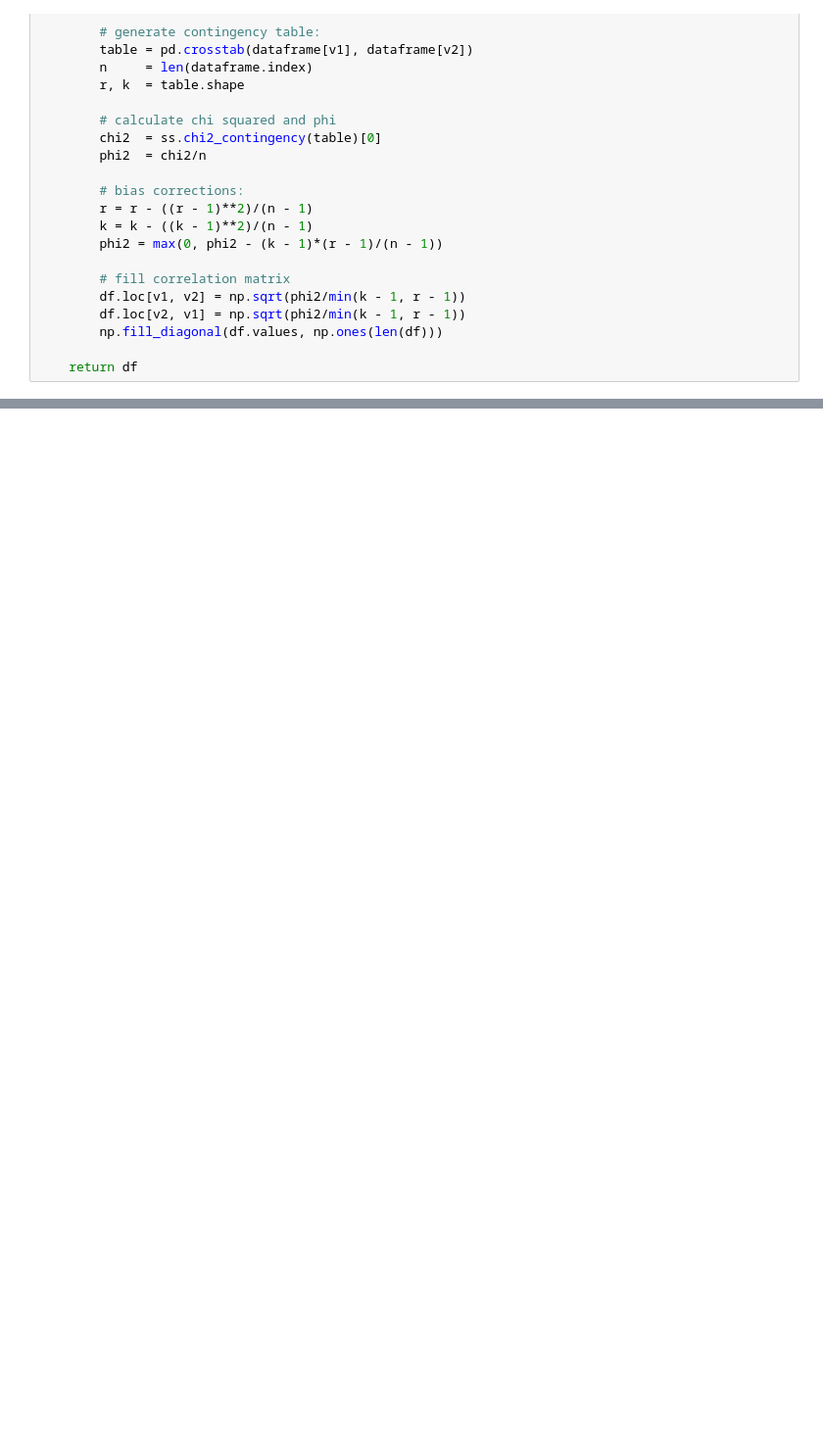
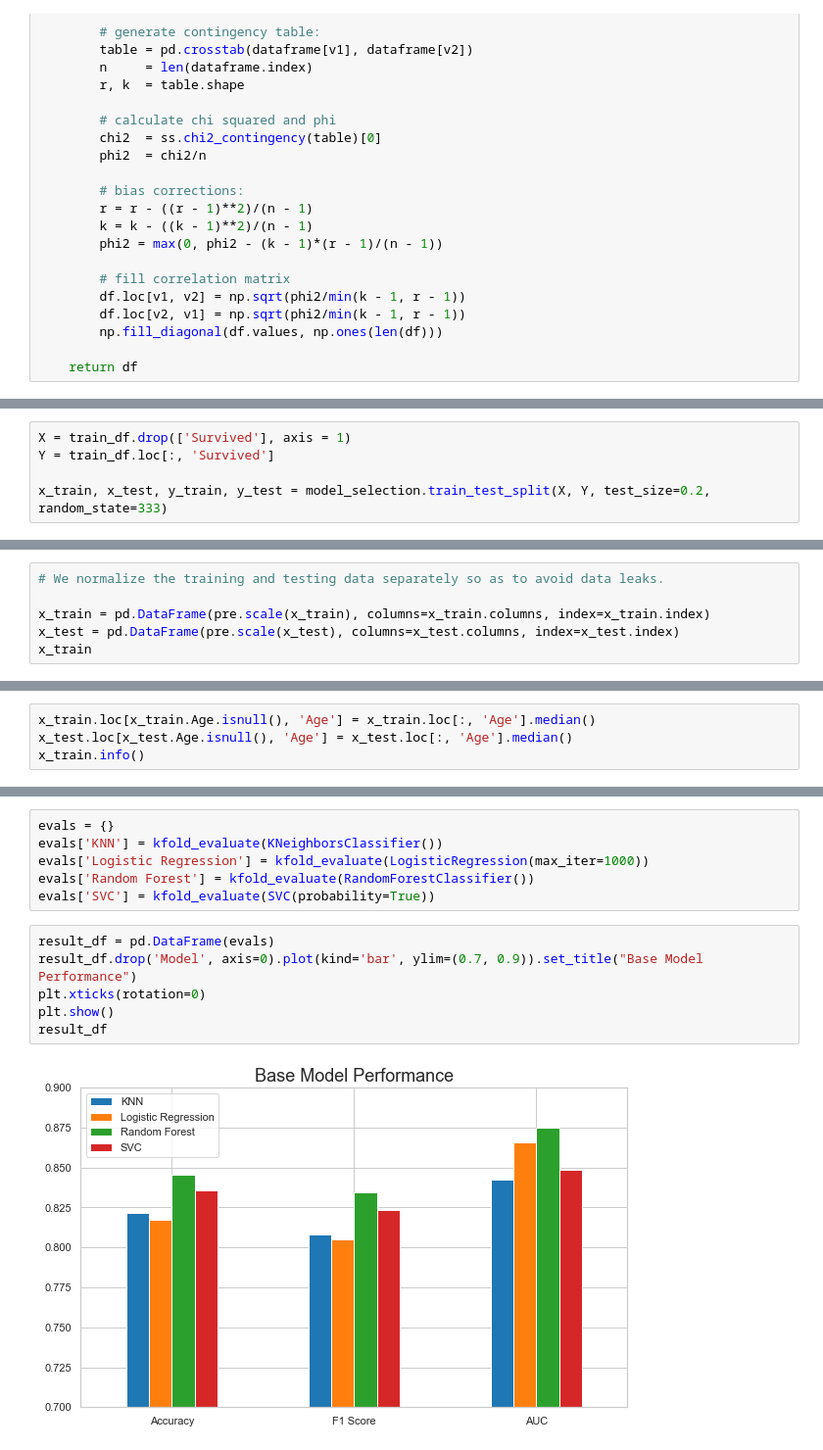
Before and after one commit to wcneill/kaggle, a Jupyter notebook: titanic/log_reg_00v2.ipynb, the cells around one changed output, grey strips where cells are left out. Shown: that part at 98% size. Drawn from its saved outputs; the diff is of its cells as text; blank space fills up the shorter version.

```diff
--- a/titanic/log_reg_00v2.ipynb
+++ b/titanic/log_reg_00v2.ipynb
@@ -276,0 +316,5 @@ train_df
+# %%
+X = train_df.drop(['Survived'], axis = 1)
+Y = train_df.loc[:, 'Survived']
+
+x_train, x_test, y_train, y_test = model_selection.train_test_split(X, Y, test_size=0.2, random_state=333)
@@ -276,0 +325,6 @@ train_df
+# %%
+# We normalize the training and testing data separately so as to avoid data leaks.
+
+x_train = pd.DataFrame(pre.scale(x_train), columns=x_train.columns, index=x_train.index)
+x_test = pd.DataFrame(pre.scale(x_test), columns=x_test.columns, index=x_test.index)
+x_train
@@ -276,0 +350,4 @@ train_df
+# %%
+x_train.loc[x_train.Age.isnull(), 'Age'] = x_train.loc[:, 'Age'].median()
+x_test.loc[x_test.Age.isnull(), 'Age'] = x_test.loc[:, 'Age'].median()
+x_train.info()
@@ -276,0 +436,14 @@ train_df
+# %%
+evals = {}
+evals['KNN'] = kfold_evaluate(KNeighborsClassifier())
+evals['Logistic Regression'] = kfold_evaluate(LogisticRegression(max_iter=1000))
+evals['Random Forest'] = kfold_evaluate(RandomForestClassifier())
+evals['SVC'] = kfold_evaluate(SVC(probability=True))
+# %%
+result_df = pd.DataFrame(evals)
+result_df.drop('Model', axis=0).plot(kind='bar', ylim=(0.7, 0.9)).set_title("Base Model Performance")
+plt.xticks(rotation=0)
+plt.show()
+result_df
+# %% [output]
+[figure, added]
```
Also changed, not shown: parts of 22 cells of this notebook, 2 other files.
